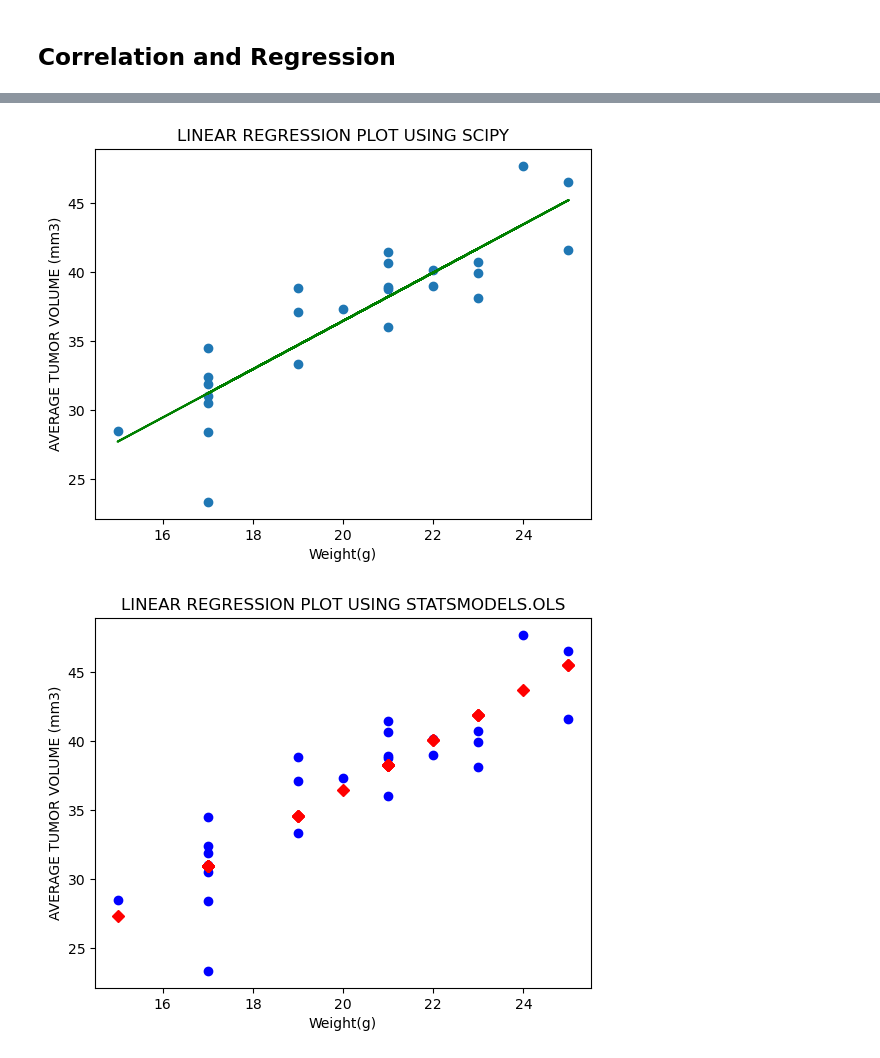
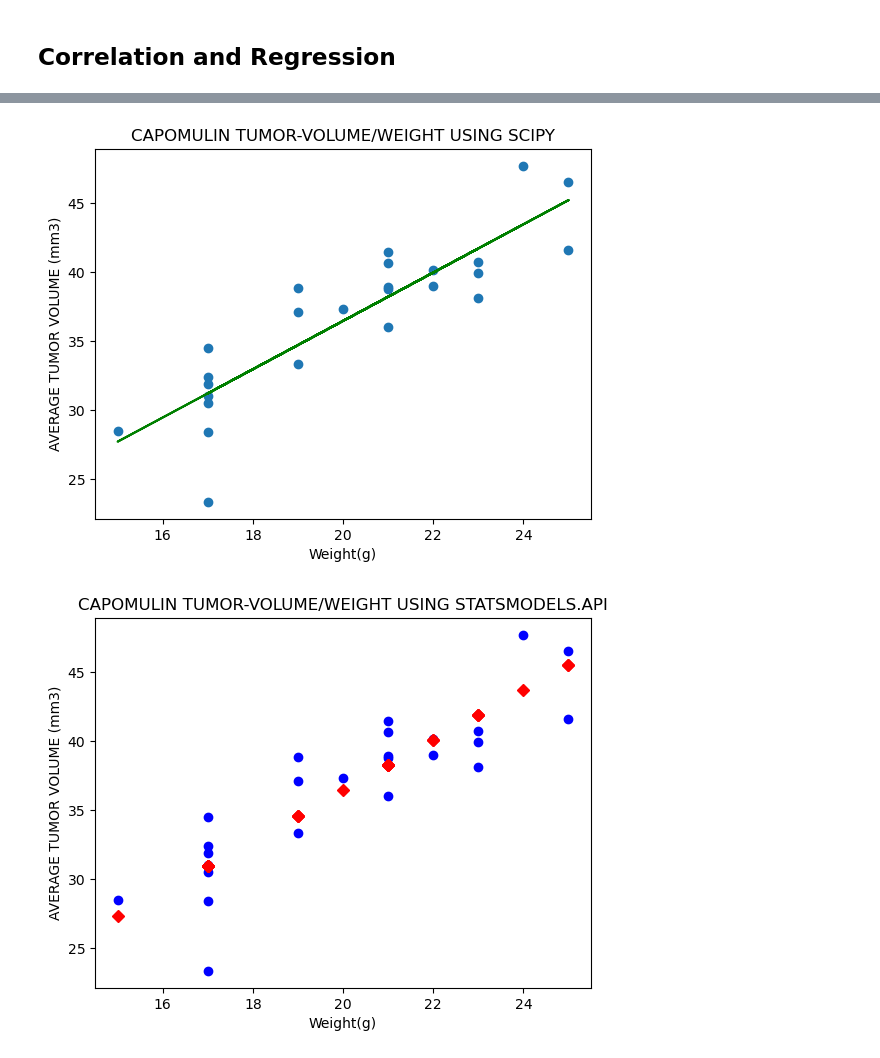
Before and after one commit to gusibis/challenge-5, a Jupyter notebook: pymaceuticals_starter.ipynb, the cells around one changed output, grey strips where cells are left out. Saved outputs shown, nothing was run; the diff lists cells and outputs as text; code cells hidden in the pictures.

```diff
--- a/pymaceuticals_starter.ipynb
+++ b/pymaceuticals_starter.ipynb
@@ -440,16 +407,16 @@ plt.show()
 [figure]
 # %%
 # Generate a scatter plot of average tumor volume vs. mouse weight for the Capomulin regimen
-only_capomulin_df = tumor_volume_df[tumor_volume_df["Drug Regimen"].isin(['Capomulin'])]
+# only_capomulin_df = tumor_volume_df[tumor_volume_df["Drug Regimen"].isin(['Capomulin'])]
+only_capomulin_df = tumor_volume_df.loc[(tumor_volume_df["Drug Regimen"] == "Capomulin")]
 # only_capomulin_df
-mean_df = only_capomulin_df.groupby(["Mouse ID"]).mean()
+capomulin_mean_df = only_capomulin_df.groupby(["Mouse ID"]).mean()
 plt.figure(figsize=(10,6))
-plt.scatter(mean_df['Weight (g)'], mean_df['Tumor Volume (mm3)'],linewidths = 1, color='g', marker ="o")
+plt.scatter(capomulin_mean_df['Weight (g)'], capomulin_mean_df['Tumor Volume (mm3)'],linewidths = 1, color='g', marker ="o")
 plt.xlabel('WEIGHT (g)')
 plt.ylabel('AVERAGE TUMOR VOLUME (mm3)')
 plt.title('WEIGHT VS. AVERAGE TUMOR VOLUME - CAPOMULIN REGIMEN')
 plt.show()
-# only_capomulin_df
 # %% [output]
 [figure]
 # %% [markdown]
@@ -511,27 +480,27 @@ array([1.75054516, 1.44663141])
 # %%
 # linear regression model for mouse weight and average tumor volume for the Capomulin regimen
 # scipy.stats.linregress(x,y)
-scipy_linear_model = st.stats.linregress(mean_df['Weight (g)'], mean_df['Tumor Volume (mm3)'])
+scipy_linear_model = st.stats.linregress(capomulin_mean_df['Weight (g)'], capomulin_mean_df['Tumor Volume (mm3)'])
 # scipy_linear_model
-y_axiz = mean_df['Weight (g)'] * scipy_linear_model[0] + scipy_linear_model[1]  # used slope and intercept from scipy_linear_model
-plt.scatter(mean_df['Weight (g)'],mean_df['Tumor Volume (mm3)'])
-plt.plot(mean_df['Weight (g)'], y_axiz ,color="g")
+y_axiz = capomulin_mean_df['Weight (g)'] * scipy_linear_model[0] + scipy_linear_model[1]  # used slope and intercept from scipy_linear_model
+plt.scatter(capomulin_mean_df['Weight (g)'],capomulin_mean_df['Tumor Volume (mm3)'])
+plt.plot(capomulin_mean_df['Weight (g)'], y_axiz ,color="g")
 plt.xlabel('Weight(g)')
 plt.ylabel('AVERAGE TUMOR VOLUME (mm3)')
-plt.title('LINEAR REGRESSION PLOT USING SCIPY')
+plt.title('CAPOMULIN TUMOR-VOLUME/WEIGHT USING SCIPY')
 plt.show()
 # %% [output]
-[figure, old version]
+[figure, new version]
 # %%
 
 # linear regression model for mouse weight and average tumor volume for the Capomulin regimen
 # statsmodels.api.OLS(y, x)
-statsmodels_linear_model = sm.OLS(mean_df['Tumor Volume (mm3)'], mean_df['Weight (g)']).fit()
+statsmodels_linear_model = sm.OLS(capomulin_mean_df['Tumor Volume (mm3)'], capomulin_mean_df['Weight (g)']).fit()
 fig, ax = plt.subplots()
 fig = sm.graphics.plot_fit(statsmodels_linear_model, 0, ax=ax, vlines=False)
 ax.set_ylabel('AVERAGE TUMOR VOLUME (mm3)')
 ax.set_xlabel('Weight(g)')
-ax.set_title('LINEAR REGRESSION PLOT USING STATSMODELS.OLS')
+ax.set_title('CAPOMULIN TUMOR-VOLUME/WEIGHT USING STATSMODELS.API')
 fig.get_axes()[0].get_legend().remove()
 # %% [output]
-[figure, old version]
+[figure, new version]
```
Also changed, not shown: parts of 9 cells of this notebook.
